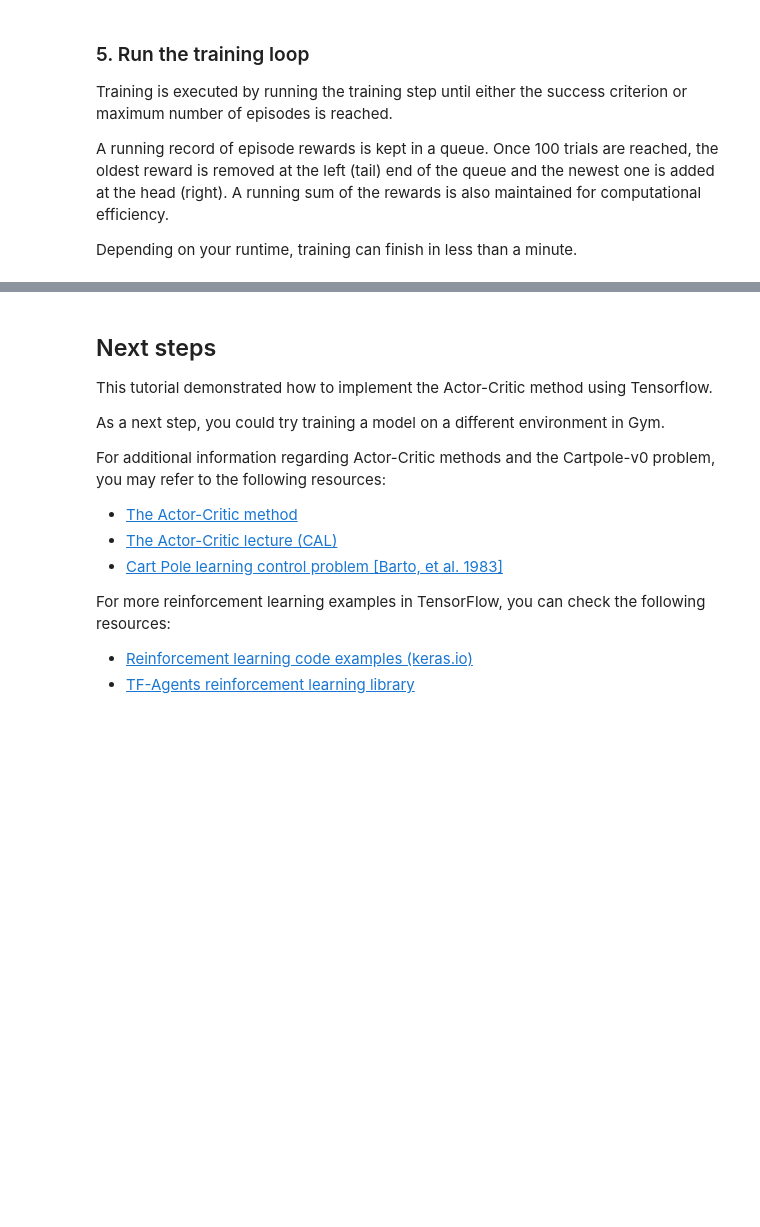
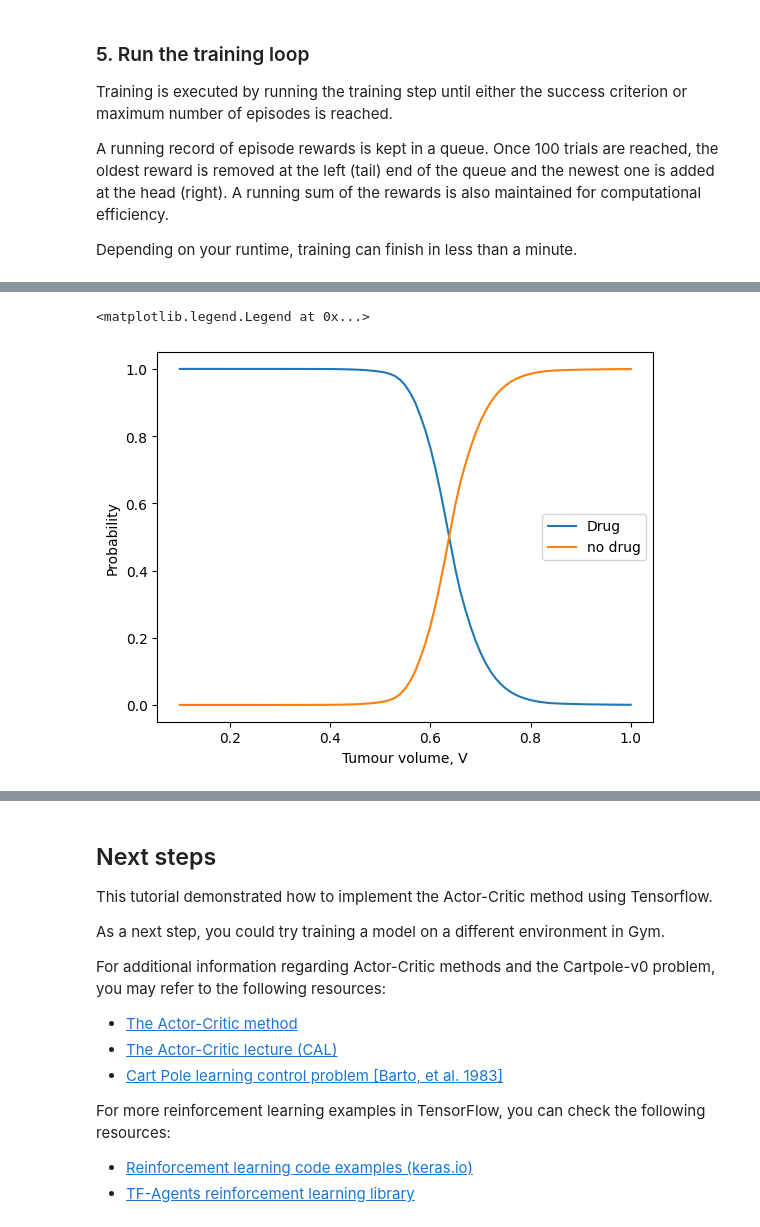
Before and after one commit to Harbour-N/CMMB_Journal_club, a Jupyter notebook: Gallagher_2024/actor_critic.ipynb, the cells around one changed output, grey strips where cells are left out. Cells and saved outputs as stored; diff of their text form; code cells hidden in the pictures; blank space fills up the shorter version.

```diff
--- a/Gallagher_2024/actor_critic.ipynb
+++ b/Gallagher_2024/actor_critic.ipynb
@@ -523,0 +517,10 @@ ax2.legend()
+# %%
+Vset = np.array([np.linspace(0.1,1,91)]).transpose()
+action_logits_t_temp, value = model(tf.expand_dims(Vset, 0))
+plt.plot(Vset,tf.squeeze(tf.nn.softmax(action_logits_t_temp)))
+plt.xlabel('Tumour volume, V')
+plt.ylabel('Probability')
+plt.legend({'Drug', 'no drug'})
+# %% [output]
+<matplotlib.legend.Legend at 0x...>
+[figure, added]
```
Also changed, not shown: parts of 27 cells of this notebook.
